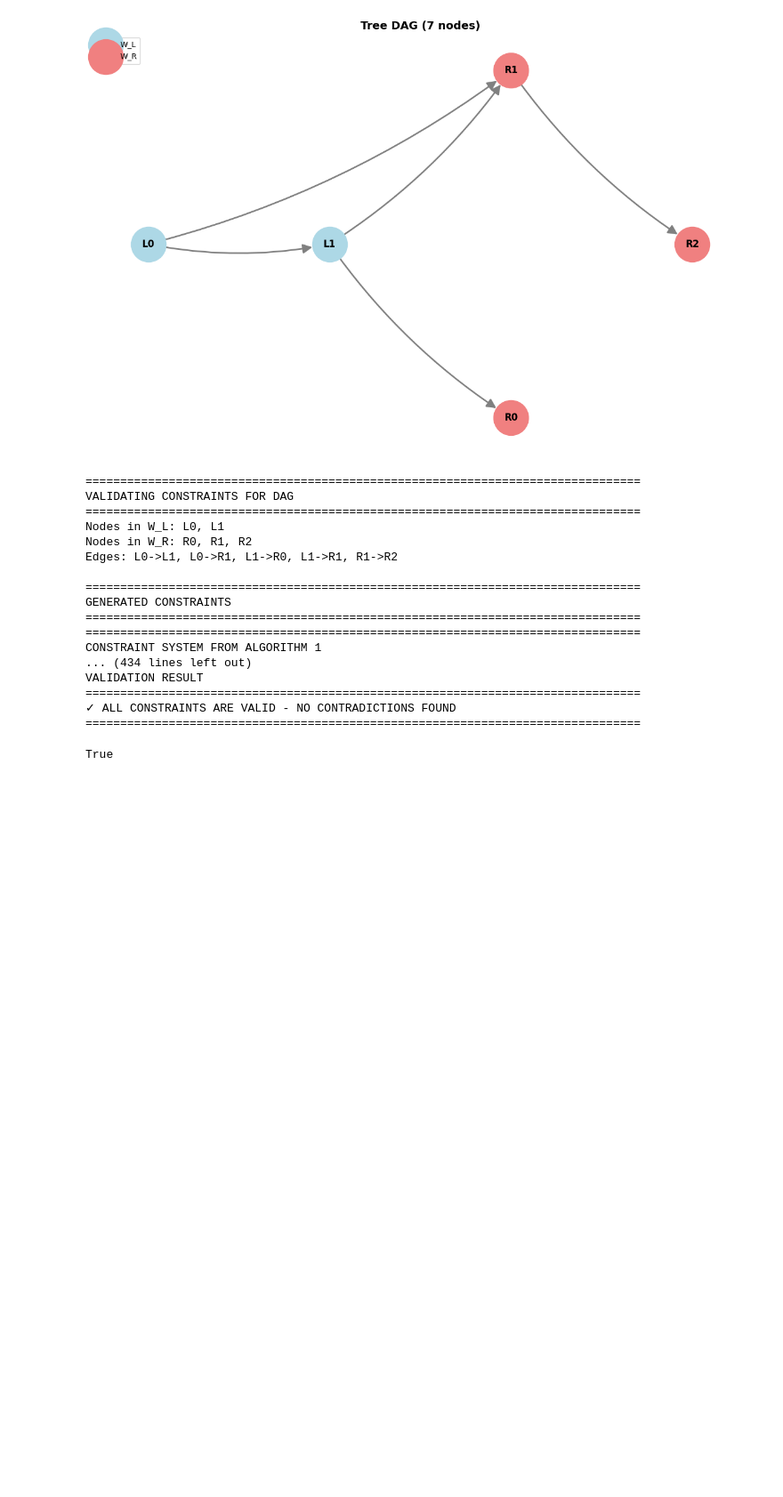
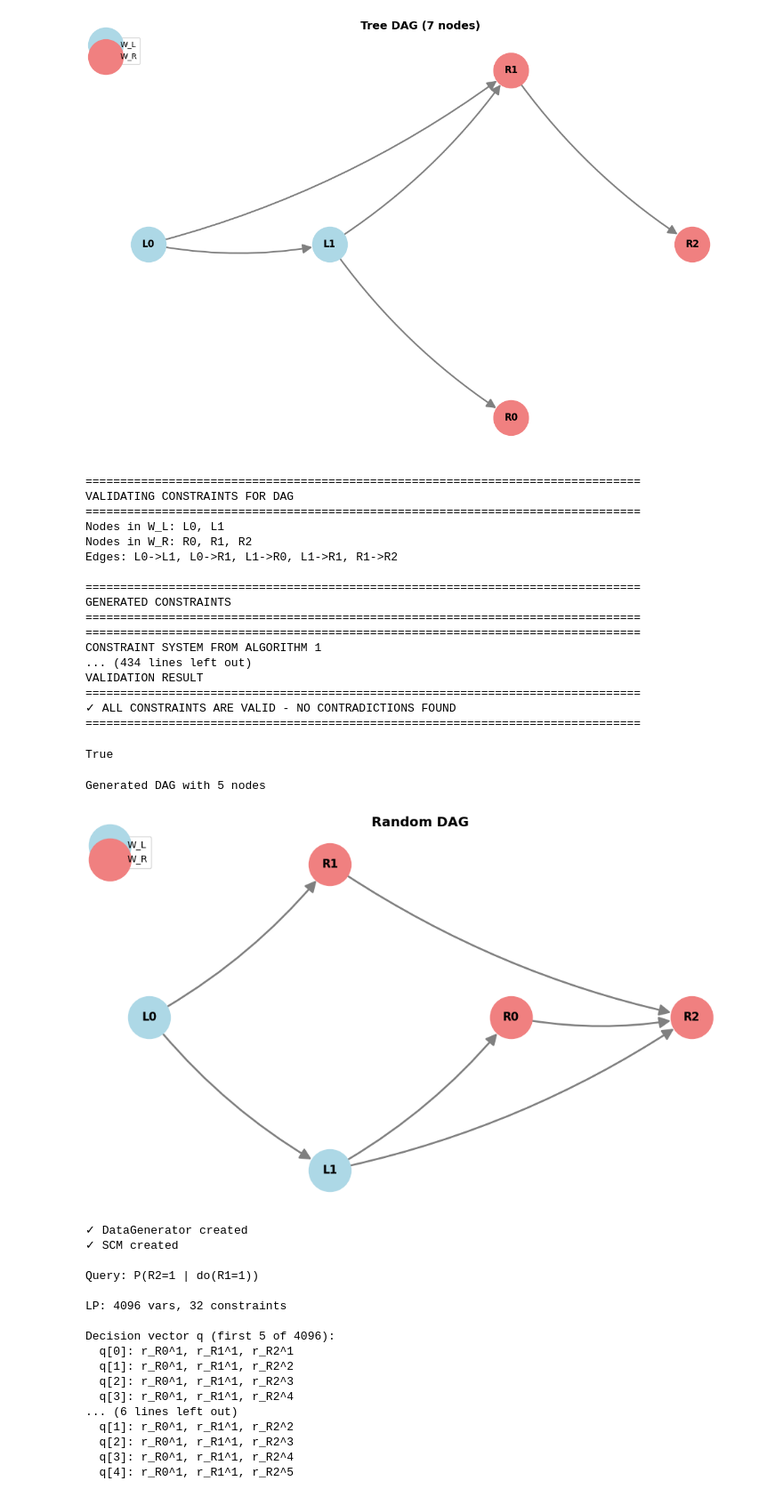
Before and after one commit to tmaringgele/Optimal-Experiments-for-Partial-Causal-Effect-Identification, a Jupyter notebook: symb_bounds_test.ipynb, the cells around one changed output. Shown: that part at 89% size. Drawn from its saved outputs; the diff is of its cells as text; code cells hidden in the pictures; blank space fills up the shorter version.

Commit message:
- make DataGenerator a part of SCM
- add detailed printing functions

```diff
--- a/symb_bounds_test.ipynb
+++ b/symb_bounds_test.ipynb
@@ -498,3 +53,75 @@ VALIDATION RESULT
 ✓ ALL CONSTRAINTS ARE VALID - NO CONTRADICTIONS FOUND
 ================================================================================
 True
+# %%
+# ============================================================================
+# COMPLETE WORKFLOW EXAMPLE
+# ============================================================================
+
+import importlib
+import sys
+
+# Force reload to avoid stale objects
+if 'symbolic_bounds' in sys.modules:
+    for mod in list(sys.modules.keys()):
+        if mod.startswith('symbolic_bounds'):
+            del sys.modules[mod]
+
+from symbolic_bounds import DAG, DataGenerator, SCM, ProgramFactory
+from symbolic_bounds.random_dag_generator import generate_random_partitioned_dag
+import matplotlib.pyplot as plt
+
+# 1. Generate random DAG
+dag = generate_random_partitioned_dag(n=5, seed=42, binary_only=True)
+dag.generate_all_response_types()
+print(f"Generated DAG with {len(dag.get_all_nodes())} nodes")
+
+# 2. Draw DAG
+fig = dag.draw(figsize=(10, 6), title="Random DAG")
+plt.show()
+
+# 3. Create DataGenerator
+generator = DataGenerator(dag, seed=123)
+print(f"\n✓ DataGenerator created")
+
+# 4. Create SCM
+scm = SCM(dag, generator)
+print("✓ SCM created")
+
+# 5. Choose query: P(Y | do(X)) where Y and X are nodes in W_R
+if len(dag.W_R) >= 2:
+    X, Y = list(dag.W_R)[:2]
+    print(f"\nQuery: P({Y.name}=1 | do({X.name}=1))")
+
+    # 6. Write LP
+    lp = ProgramFactory.write_LP(scm, Y={Y}, X={X}, Y_values=(1,), X_values=(1,))
+
+    summary = lp.get_summary()
+    print(f"\nLP: {summary['n_variables']} vars, {summary['n_constraints']} constraints")
+
+    # Print decision vector q
+    print(f"\nDecision vector q (first 5 of {len(lp.q_labels)}):")
+    for i in range(min(5, len(lp.q_labels))):
+        print(f"  q[{i}]: {lp.variable_labels[i]}")
+else:
+    print("\nNot enough nodes in W_R")
+# %% [output]
+Generated DAG with 5 nodes
+[figure, added]
+✓ DataGenerator created
+✓ SCM created
+
+Query: P(R2=1 | do(R1=1))
+
+LP: 4096 vars, 32 constraints
+
+Decision vector q (first 5 of 4096):
+  q[0]: r_R0^1, r_R1^1, r_R2^1
+  q[1]: r_R0^1, r_R1^1, r_R2^2
+  q[2]: r_R0^1, r_R1^1, r_R2^3
+  q[3]: r_R0^1, r_R1^1, r_R2^4
+... (6 lines left out)
+  q[1]: r_R0^1, r_R1^1, r_R2^2
+  q[2]: r_R0^1, r_R1^1, r_R2^3
+  q[3]: r_R0^1, r_R1^1, r_R2^4
+  q[4]: r_R0^1, r_R1^1, r_R2^5
```
Also changed, not shown: parts of 7 cells of this notebook, 6 other files.
